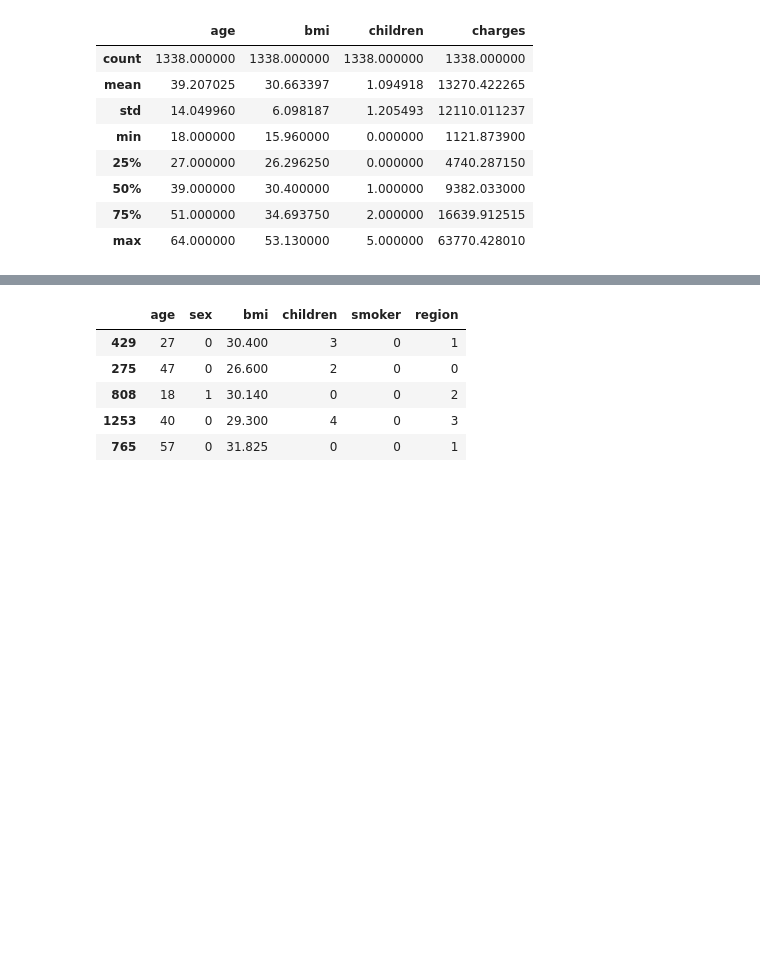
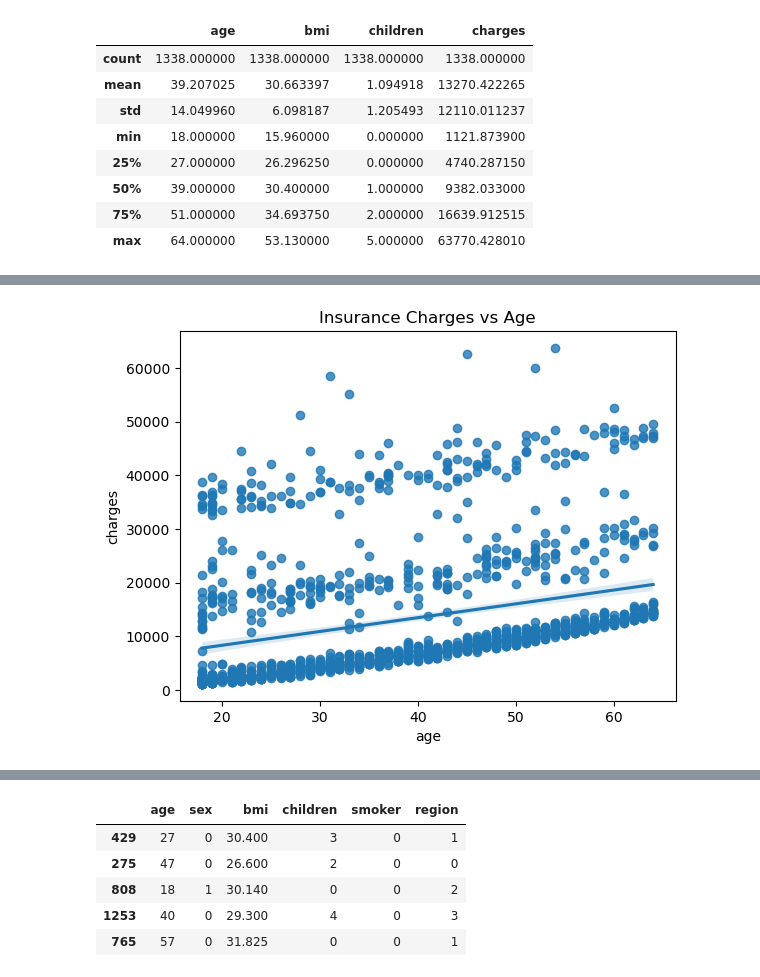
Before and after one commit to chilesh07/Deeplearning, a Jupyter notebook: Pytorch/Regression_model.ipynb, the cells around one changed output, grey strips where cells are left out. Cells and saved outputs as stored; diff of their text form; code cells hidden in the pictures; blank space fills up the shorter version.

```diff
--- a/Pytorch/Regression_model.ipynb
+++ b/Pytorch/Regression_model.ipynb
@@ -60,0 +68,6 @@ df.describe()
+# %%
+sns.regplot(data=df, x='age', y='charges')
+plt.title("Insurance Charges vs Age")
+plt.show()
+# %% [output]
+[figure, added]
```
Also changed, not shown: parts of 3 cells of this notebook.
